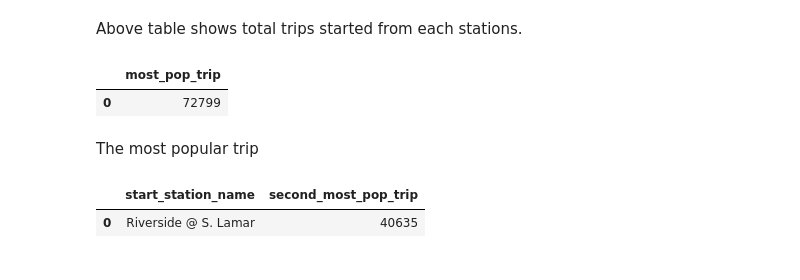
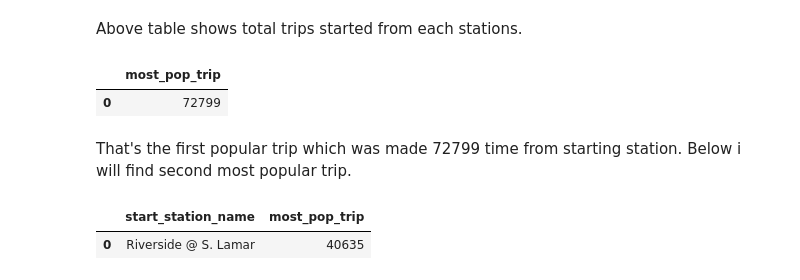
Before and after one commit to bidhan7/Data-Processing-Visualization-, a Jupyter notebook: Big_Query_SQL.ipynb, the cells around one changed output. Cells and saved outputs as stored; diff of their text form; code cells hidden in the pictures.

```diff
--- a/Big_Query_SQL.ipynb
+++ b/Big_Query_SQL.ipynb
@@ -147,21 +147,21 @@ GROUP BY start_station_name
 # %% [output]
 |  | most_pop_trip |
 | 0 | 72799 |
-# %% [markdown]
-The most popular trip
+# %% [markdown]
+That's the first popular trip which was made 72799 time from starting station. Below i will find second most popular trip.
 # %%
 %%bigquery --project data-visualization-338723
-SELECT start_station_name, COUNT(*) as second_most_pop_trip
+SELECT start_station_name, COUNT(*) as most_pop_trip
 FROM `bigquery-public-data.austin_bikeshare.bikeshare_trips`
 GROUP BY start_station_name
-HAVING second_most_pop_trip!= (SELECT MAX(second_most_pop_trip)as max_trip
+HAVING most_pop_trip!= (SELECT MAX(most_pop_trip)as max_trip
 FROM (
-SELECT COUNT(*) as second_most_pop_trip, start_station_name
+SELECT COUNT(*) as most_pop_trip, start_station_name
 FROM `bigquery-public-data.austin_bikeshare.bikeshare_trips`
 GROUP BY start_station_name
 ))
-ORDER BY second_most_pop_trip DESC
+ORDER BY most_pop_trip DESC
 LIMIT 1
 # %% [output]
-|  | start_station_name | second_most_pop_trip |
+|  | start_station_name | most_pop_trip |
 | 0 | Riverside @ S. Lamar | 40635 |
```
Also changed, not shown: parts of 9 cells of this notebook.
